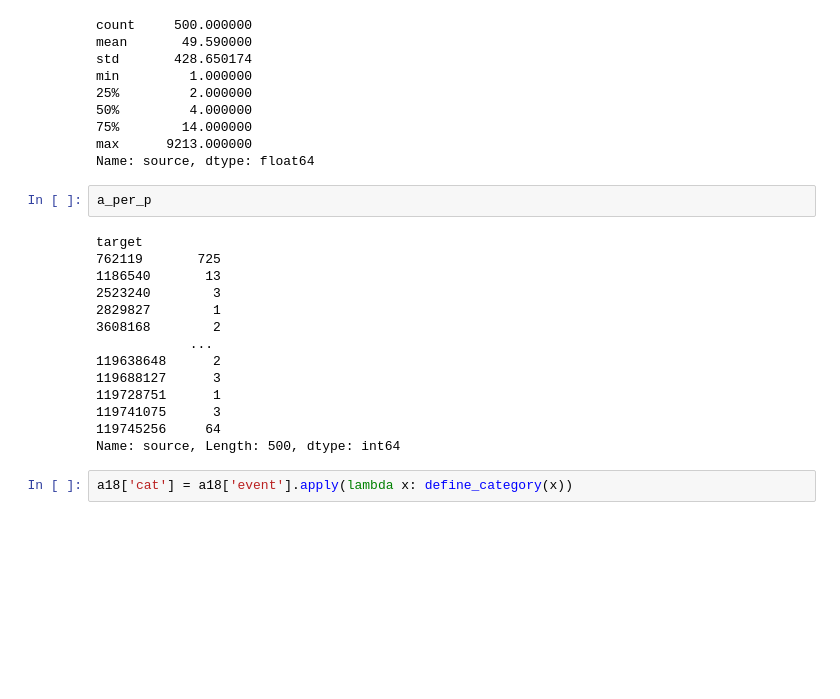
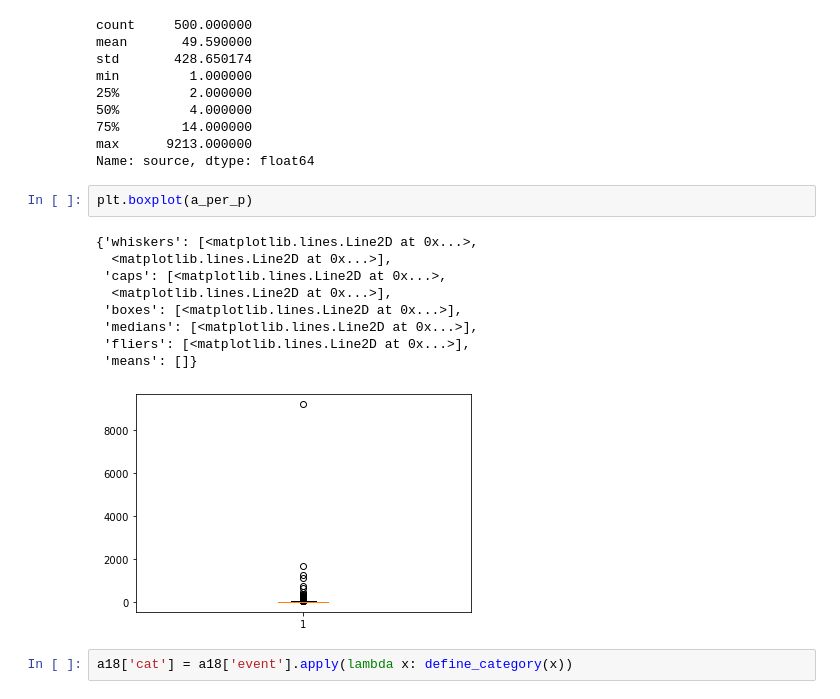
Before and after one commit to gaspa93/OSS-2018, a Jupyter notebook: Main Analysis - GitHub RANDOM-Projects Activities.ipynb, the cells around one changed output. Cells and saved outputs as stored; diff of their text form; blank space fills up the shorter version.

```diff
--- a/Main Analysis - GitHub RANDOM-Projects Activities.ipynb
+++ b/Main Analysis - GitHub RANDOM-Projects Activities.ipynb
@@ -83,22 +83,18 @@ min         1.000000
 75%        14.000000
 max      9213.000000
 Name: source, dtype: float64
-# %%
-a_per_p
-# %% [output]
-target
-762119       725
-1186540       13
-2523240        3
-2829827        1
-3608168        2
-            ...
-119638648      2
-119688127      3
-119728751      1
-119741075      3
-119745256     64
-Name: source, Length: 500, dtype: int64
+# %%
+plt.boxplot(a_per_p)
+# %% [output]
+{'whiskers': [<matplotlib.lines.Line2D at 0x...>,
+  <matplotlib.lines.Line2D at 0x...>],
+ 'caps': [<matplotlib.lines.Line2D at 0x...>,
+  <matplotlib.lines.Line2D at 0x...>],
+ 'boxes': [<matplotlib.lines.Line2D at 0x...>],
+ 'medians': [<matplotlib.lines.Line2D at 0x...>],
+ 'fliers': [<matplotlib.lines.Line2D at 0x...>],
+ 'means': []}
+[figure, added]
 # %%
 a18['cat'] = a18['event'].apply(lambda x: define_category(x))
 # %%
```
Also changed, not shown: parts of 7 cells of this notebook, 2 other files.
